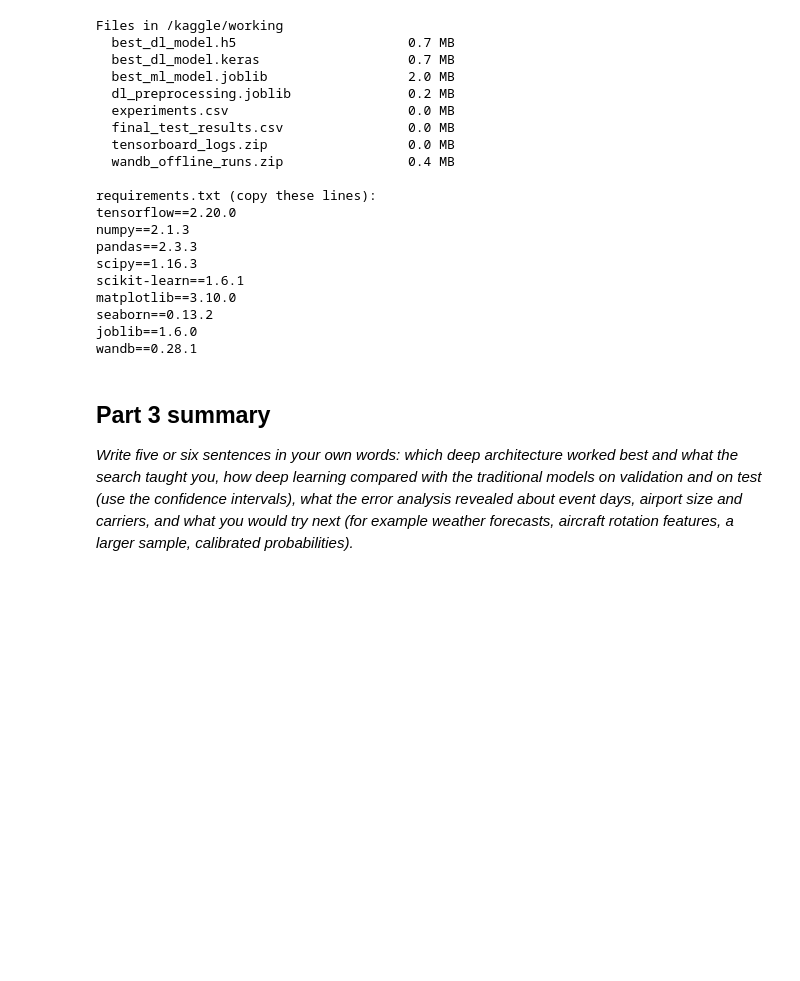
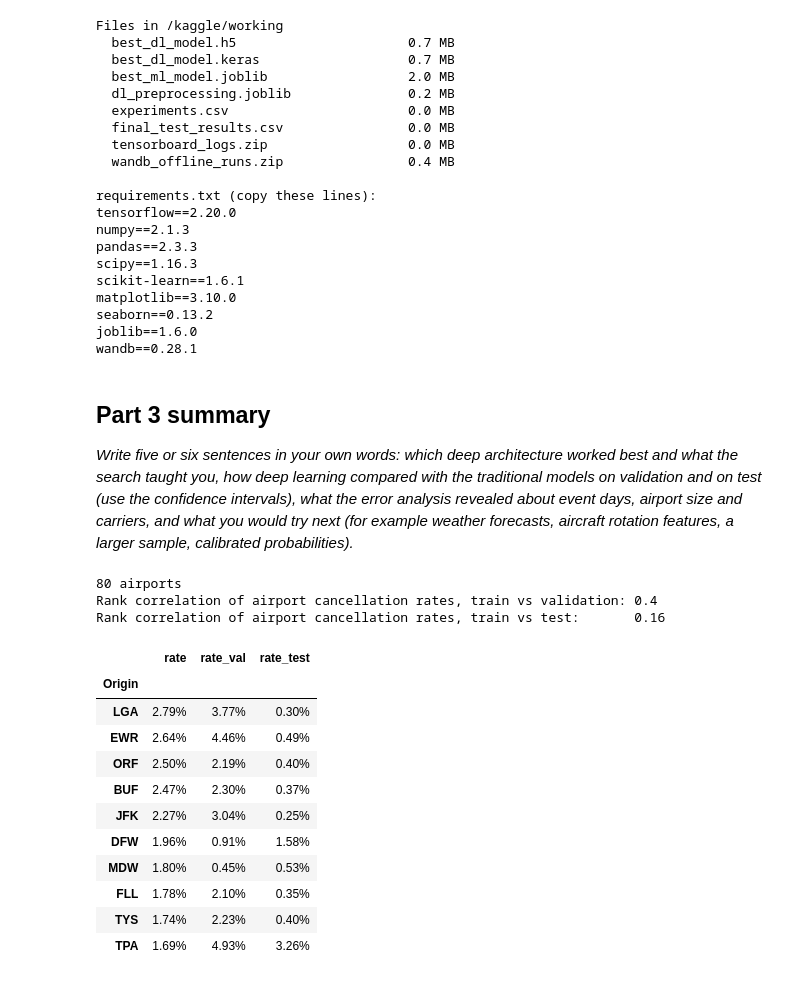
Before and after one commit to ShamiPlacide/Flight-cancellation-prediction-ml-dl, a Jupyter notebook: flight-cancellation-main.ipynb, the cells around one changed output. Cells and saved outputs as stored; diff of their text form; code cells hidden in the pictures; blank space fills up the shorter version.

```diff
--- a/flight-cancellation-main.ipynb
+++ b/flight-cancellation-main.ipynb
@@ -1650,3 +1650,28 @@ wandb==0.28.1
 # %% [markdown]
 ## Part 3 summary
 *Write five or six sentences in your own words: which deep architecture worked best and what the search taught you, how deep learning compared with the traditional models on validation and on test (use the confidence intervals), what the error analysis revealed about event days, airport size and carriers, and what you would try next (for example weather forecasts, aircraft rotation features, a larger sample, calibrated probabilities).*
+# %%
+g = lambda d: d.groupby("Origin")["Cancelled"].agg(rate="mean", n="size")
+tr, va, te = g(train), g(val), g(test)
+cmp = tr.join(va, rsuffix="_val").join(te, rsuffix="_test")
+cmp = cmp[(cmp["n"] >= 1000) & (cmp["n_val"] >= 200) & (cmp["n_test"] >= 200)]
+print(f"{len(cmp)} airports")
+print("Rank correlation of airport cancellation rates, train vs validation:", round(cmp["rate"].corr(cmp["rate_val"], method="spearman"), 2))
+print("Rank correlation of airport cancellation rates, train vs test:      ", round(cmp["rate"].corr(cmp["rate_test"], method="spearman"), 2))
+cmp.sort_values("rate", ascending=False).head(10)[["rate", "rate_val", "rate_test"]].style.format("{:.2%}")
+# %% [output]
+80 airports
+Rank correlation of airport cancellation rates, train vs validation: 0.4
+Rank correlation of airport cancellation rates, train vs test:       0.16
+|  | rate | rate_val | rate_test |
+| Origin |  |  |  |
+| LGA | 2.79% | 3.77% | 0.30% |
+| EWR | 2.64% | 4.46% | 0.49% |
+| ORF | 2.50% | 2.19% | 0.40% |
+| BUF | 2.47% | 2.30% | 0.37% |
+| JFK | 2.27% | 3.04% | 0.25% |
+| DFW | 1.96% | 0.91% | 1.58% |
+| MDW | 1.80% | 0.45% | 0.53% |
+| FLL | 1.78% | 2.10% | 0.35% |
+| TYS | 1.74% | 2.23% | 0.40% |
+| TPA | 1.69% | 4.93% | 3.26% |
```
Also changed, not shown: parts of 17 cells of this notebook.
